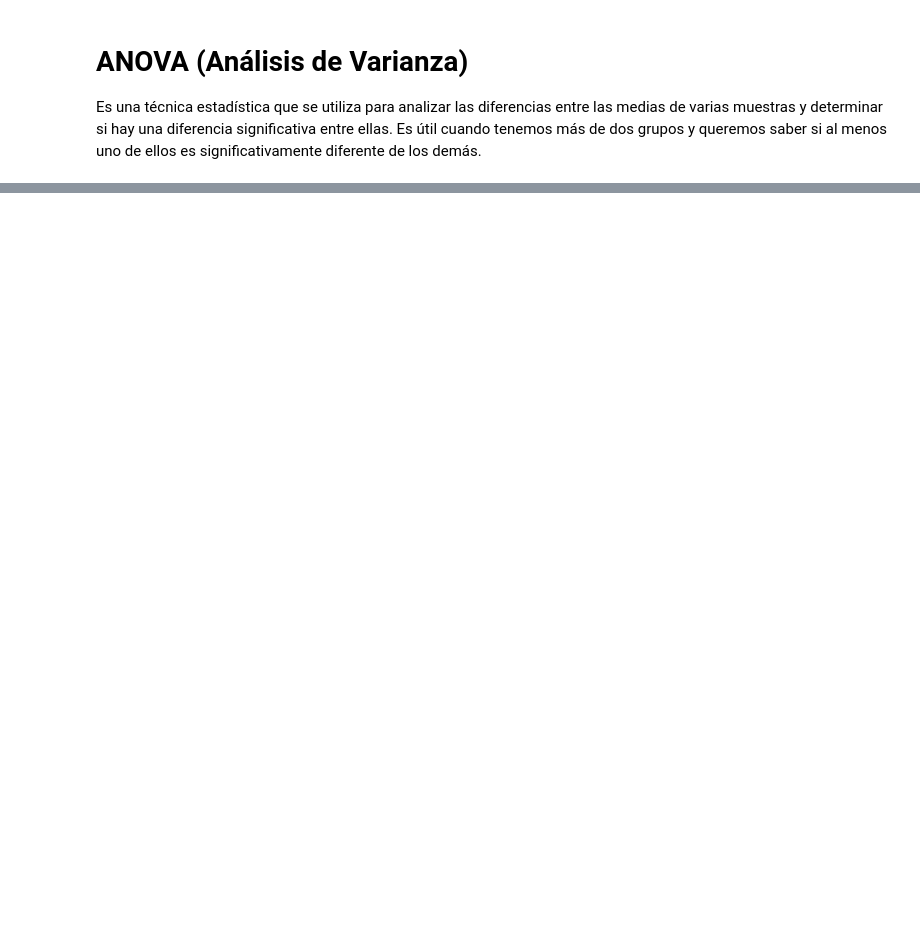
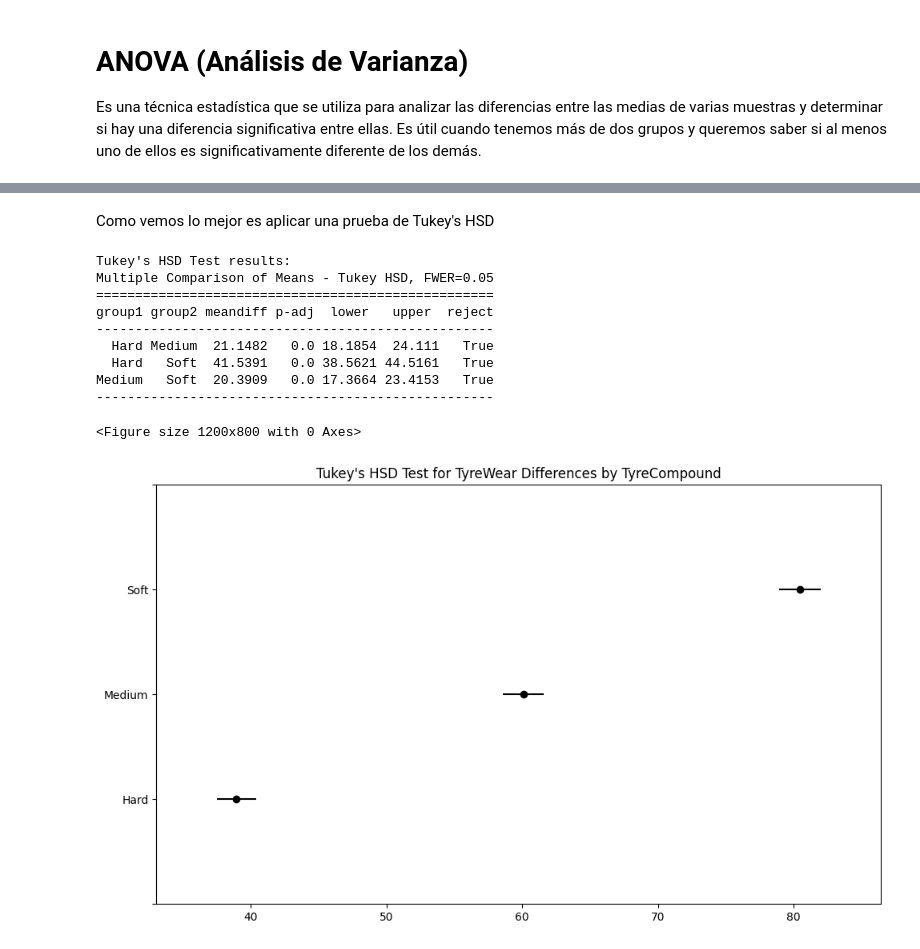
Before and after one commit to JabelResendiz/F1StatsLab, a Jupyter notebook: formula1/6anova.ipynb, the cells around one changed output, grey strips where cells are left out. Cells and saved outputs as stored; diff of their text form; code cells hidden in the pictures; blank space fills up the shorter version.

Commit message:
added anova

```diff
--- a/formula1/6anova.ipynb
+++ b/formula1/6anova.ipynb
@@ -100,0 +218,25 @@ Name: ReactionTime, dtype: float64
+# %%
+# Load the data
+data = pd.read_csv("formula1_enhanced_data_final.csv")
+
+# Prepare the data for ANOVA
+# We'll use 'Team' as the independent variable and 'FuelConsumption' as the dependent variable
+data['TyreWear'] = pd.to_numeric(data['TyreWear'], errors='coerce')
+data = data.dropna(subset=['TyreCompound', 'TyreWear'])
+
+# Perform one-way ANOVA
+model = ols('TyreWear ~ C(TyreCompound)', data=data).fit()
+anova_table = anova_lm(model, typ=2)
+
+print("One-way ANOVA results:")
+print(anova_table)
+
+print("                   ------------")
+
+# Extraer el p-valor
+p_value = anova_table["PR(>F)"].iloc[0]
+
+if p_value < 0.05:
+    print(f"El p-valor obtenido es {p_value:.4e}, lo que indica diferencias significativas en el desgaste de los neumáticos (TyreWear) según el compuesto del neumático (TyreCompound). Se recomienda realizar pruebas post-hoc para identificar qué compuestos presentan diferencias significativas.")
+else:
+    print(f"El p-valor obtenido es {p_value:.4e}, lo que sugiere que no hay evidencia suficiente para concluir que el desgaste de los neumáticos varía significativamente según el compuesto.")
@@ -100,0 +250,28 @@ Name: ReactionTime, dtype: float64
+# %% [markdown]
+Como vemos lo mejor es aplicar una prueba de Tukey's HSD
+# %%
+# Realizar la prueba de Tukey HSD
+tukey_results = pairwise_tukeyhsd(data['TyreWear'], data['TyreCompound'])
+
+# Mostrar los resultados
+print("\nTukey's HSD Test results:")
+print(tukey_results)
+
+# Visualizar los resultados
+plt.figure(figsize=(12, 8))
+tukey_results.plot_simultaneous()
+plt.title("Tukey's HSD Test for TyreWear Differences by TyreCompound")
+plt.tight_layout()
+plt.show()
+# %% [output]
+Tukey's HSD Test results:
+Multiple Comparison of Means - Tukey HSD, FWER=0.05
+===================================================
+group1 group2 meandiff p-adj  lower   upper  reject
+---------------------------------------------------
+  Hard Medium  21.1482   0.0 18.1854  24.111   True
+  Hard   Soft  41.5391   0.0 38.5621 44.5161   True
+Medium   Soft  20.3909   0.0 17.3664 23.4153   True
+---------------------------------------------------
+<Figure size 1200x800 with 0 Axes>
+[figure, added]
```
Also changed, not shown: parts of 15 cells of this notebook.
